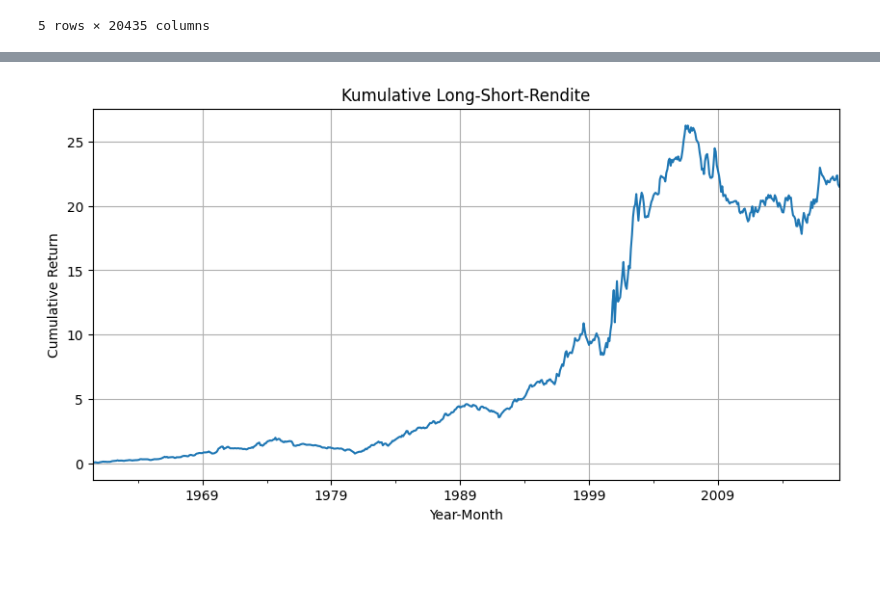
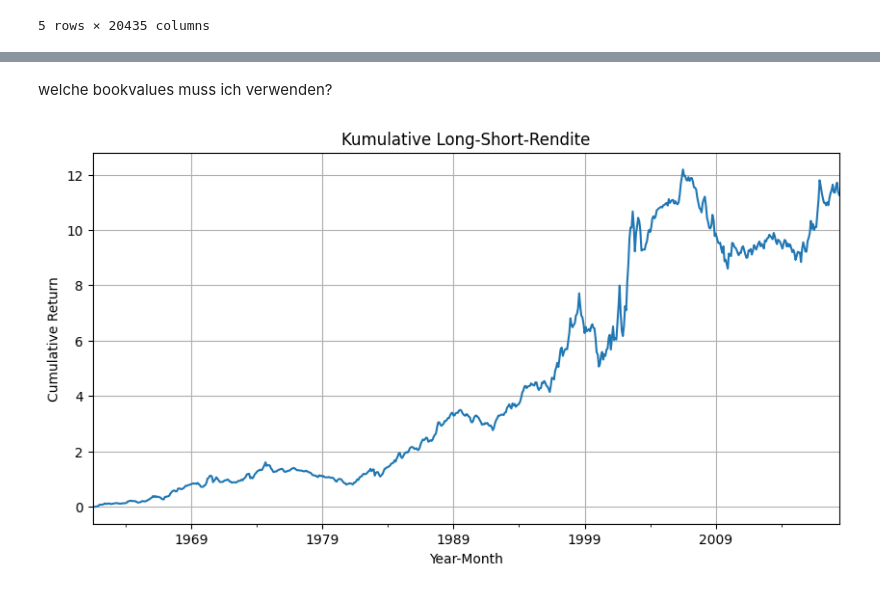
Before and after one commit to justusschenk/valueinvesting, a Jupyter notebook: Portfolio-composition.ipynb, the cells around one changed output, grey strips where cells are left out. Drawn from its saved outputs; the diff is of its cells as text; code cells hidden in the pictures; blank space fills up the shorter version.

```diff
--- a/Portfolio-composition.ipynb
+++ b/Portfolio-composition.ipynb
@@ -314,7 +324,7 @@ returns.index.dtype
 period[M]
 # %%
 #Dividends computation
-dividends = df.pivot(index="date", columns="permno", values="dlamt")
+dividends = df.pivot(index="date", columns="permno", values="adj_dividend")
 #dividends.index = dividends.index.to_period("M")
 dividends.head()
 # %% [output]
@@ -330,7 +340,7 @@ dividends.head()
 #Book Value computation
 
 # Market Equity = price * shares outstanding
-df['market_equity'] = df['prc'].abs() * df['shrout'] * 1000  # in dollars
+df['market_equity'] = df['adj_price'] * df['adj_shrout'] * 1000  # in dollars
 
 # Book Equity = Market Equity × (Book-to-Market)
 df['book_equity'] = abs(df['market_equity'] * df['BM'])
@@ -379,10 +389,10 @@ annual_log_returns.index.dtype
 period[M]
 # %%
 bm.index = pd.to_datetime(bm.index, format="ISO8601")
-bm_june = bm[bm.index.month == 6]
-bm_june.index = pd.to_datetime(bm_june.index).strftime("%Y-%m")
-bm_june = bm_june.abs()
-bm_june.head()
+bm_dec = bm[bm.index.month == 12]
+bm_dec.index = pd.to_datetime(bm_dec.index).strftime("%Y-%m")
+bm_dec = bm_dec.abs()
+bm_dec.head()
 # %% [output]
 | permno | 10000 | 10001 | 10002 | 10003 | 10005 | 10006 | 10007 | 10008 | 10009 | 10010 | ... | ... |
 | date |  |  |  |  |  |  |  |  |  |  |  | ... |
@@ -408,11 +418,11 @@ bookvalue.head()
 | 1960-05 | NaN | NaN | NaN | NaN | NaN | 2.975747e+07 | NaN | NaN | NaN | NaN | ... | ... |
 5 rows × 20435 columns
 # %%
-price = df.pivot(index="date", columns="permno", values="altprc")
+price = df.pivot(index="date", columns="permno", values="adj_price")
 #price.index = pd.to_datetime(price.index).strftime("%Y-%m")
 price.index = price.index.to_period("M")
 price.abs()
-price.head()
+price
 # %% [output]
 | permno | 10000 | 10001 | 10002 | 10003 | 10005 | 10006 | 10007 | 10008 | 10009 | 10010 | ... | ... |
 | date |  |  |  |  |  |  |  |  |  |  |  | ... |
@@ -489,9 +517,11 @@ dividends.index = dividends.index.to_period("M")
 #pd.to_pickle(price, "price.pkl")
 #pd.to_pickle(shrout, "shrout.pkl")
 #pd.to_pickle(market_cap, "market_cap.pkl")
+# %% [markdown]
+welche bookvalues muss ich verwenden?
 # %%
 long_short_returns = []
-bm_june.index = pd.to_datetime(bm_june.index, format="%Y-%m")
+bm_dec.index = pd.to_datetime(bm_dec.index, format="%Y-%m")
 #returns.index = pd.to_datetime(returns.index)
 #returns.index = returns.index.to_period("M")
 log_returns = []
@@ -513,13 +543,14 @@ short_log_returns = []
 portfolio_value_long = []
 portfolio_value_short = []
 
-for year in sorted(set(date.year for date in bm_june.index)):
+for year in sorted(set(date.year for date in bm_dec.index)):
     date = pd.Timestamp(f"{year}-06")
-
-    if date not in bm_june.index:
+    date_dec = pd.Timestamp(f"{year-1}-12")
+    if date_dec not in bm_dec.index:
         continue
 
-    clean_row = bm_june.loc[date].dropna().sort_values()
+    #Only stocks which contain values for June of a year get selected. Later months are not considered -> no look-ahead bias
+    clean_row = bm_dec.loc[date_dec].dropna().sort_values()
     n = len(clean_row)
     if n == 0:
         continue
@@ -542,14 +573,14 @@ for year in sorted(set(date.year for date in bm_june.index)):
     df['date'] = pd.to_datetime(df['date'])
 
 
-    #Market Capitalization for Long-Positions
+    #Market Capitalization
 
     # Step 1: Filter df to get shares outstanding for the relevant date and permnos
     shrout_filtered_m_long = df[(df['date'] == top_date) & (df['permno'].isin(bottom_permnos))]
     shrout_filtered_m_short = df[(df['date'] == top_date) & (df['permno'].isin(top_permnos))]
     # Step 2: Pivot so we get a Series indexed by permno, with shrout as values
-    shrout_series_m_long = shrout_filtered_m_long.set_index('permno')['shrout']
-    shrout_series_m_short = shrout_filtered_m_short.set_index('permno')['shrout']
+    shrout_series_m_long = shrout_filtered_m_long.set_index('permno')['adj_shrout']
+    shrout_series_m_short = shrout_filtered_m_short.set_index('permno')['adj_shrout']
     # Step 3: Get the matching prices and multiply
     bottom_m_prc = price.loc[target_date, price.columns.intersection(bottom_permnos)].dropna()
     top_m_prc = price.loc[target_date, price.columns.intersection(top_permnos)].dropna()
@@ -562,14 +593,14 @@ for year in sorted(set(date.year for date in bm_june.index)):
 
     #top_m_prc = price.loc[(f"{year + 1}-06"), price.columns.intersection(top_permnos)].dropna() * sharesoutstandint
     #bottom_m_prc = price.loc[(f"{year + 1}-06"), price.columns.intersection(bottom_permnos)].dropna()
-    price_minus_long_ts.append({"date" : top_date, "avg_value" : sum(long_m_prc)/len(long_m_prc)})
-    price_minus_short_ts.append({"date" : top_date, "avg_value" :sum(short_m_prc)/len(short_m_prc)})
+    price_minus_long_ts.append({"date" : top_date, "avg_value" : sum(long_m_prc)})
+    price_minus_short_ts.append({"date" : top_date, "avg_value" :sum(short_m_prc)})
 
     #Portfolio Weighted Book Value
     top_m_bv = bookvalue.loc[(f"{year + 1}-06"), bookvalue.columns.intersection(top_permnos)].dropna()
     bottom_m_bv = bookvalue.loc[(f"{year + 1}-06"), bookvalue.columns.intersection(bottom_permnos)].dropna()
-    bookvalue_minus_long_ts.append({"date" : f"{year + 1}-06", "avg_value" : sum(bottom_m_bv)/len(bottom_m_bv)})
-    bookvalue_minus_short_ts.append({"date" : f"{year + 1}-06", "avg_value" : sum(top_m_bv)/len(top_m_bv)})
+    bookvalue_minus_long_ts.append({"date" : f"{year + 1}-06", "avg_value" : sum(bottom_m_bv)})
+    bookvalue_minus_short_ts.append({"date" : f"{year + 1}-06", "avg_value" : sum(top_m_bv)})
 
     #Annual log-returns
     log_top_rets = annual_log_returns.loc[(f"{year}-06"), annual_log_returns.columns.intersection(top_permnos)].dropna()
@@ -592,8 +623,8 @@ for year in sorted(set(date.year for date in bm_june.index)):
         shrout_filtered_long = df[(df['date'] == m.to_timestamp()) & (df['permno'].isin(bottom_permnos))]
         shrout_filtered_short = df[(df['date'] == m.to_timestamp()) & (df['permno'].isin(top_permnos))]
         # Step 2: Pivot so we get a Series indexed by permno, with shrout as values
-        shrout_series_long = shrout_filtered_long.set_index('permno')['shrout']
-        shrout_series_short = shrout_filtered_short.set_index('permno')['shrout']
+        shrout_series_long = shrout_filtered_long.set_index('permno')['adj_shrout']
+        shrout_series_short = shrout_filtered_short.set_index('permno')['adj_shrout']
         # Step 3: Get the matching prices and multiply
         bottom_prc = price.loc[m, price.columns.intersection(bottom_permnos)].dropna()
         top_prc = price.loc[m, price.columns.intersection(top_permnos)].dropna()
@@ -625,38 +656,38 @@ for year in sorted(set(date.year for date in bm_june.index)):
         avg_top = np.nanmean(top_rets)
         avg_bottom = np.nanmean(bottom_rets)
         spread = avg_bottom - avg_top
 
         long_short_returns.append((m, spread))
 
-    price_long_ts.append({"date":m, "avg_value" : sum(long_prc)/len(long_prc)})
+    price_long_ts.append({"date":m, "avg_value" : sum(long_prc)})
     dividends_long_ts.append({"date" : m, "avg_value" : sum(long_div)})
-    bookvalue_long_ts.append({"date" : m, "avg_value" : sum(bottom_bv)/len(bottom_bv)})
+    bookvalue_long_ts.append({"date" : m, "avg_value" : sum(bottom_bv)})
     portfolio_value_long.append({"date" : m, "portfolio_value" : sum(long_prc)})
 
 
-    price_short_ts.append({"date":m, "avg_value" : sum(short_prc)/len(short_prc)})
+    price_short_ts.append({"date":m, "avg_value" : sum(short_prc)})
     dividends_short_ts.append({"date" : m, "avg_value" : sum(short_div)})
-    bookvalue_short_ts.append({"date" : m, "avg_value" : sum(top_bv)/len(top_bv)})
+    bookvalue_short_ts.append({"date" : m, "avg_value" : sum(top_bv)})
     portfolio_value_short.append({"date" : m, "portfolio_value" : sum(short_prc)})
 
 # Convert to DataFrame and set index
 df_ls = pd.DataFrame(long_short_returns, columns=["date", "long_short_ret"])
 #df_ls['date'] = pd.to_datetime(df_ls["date"])           # Step 1: Ensure datetime
 df_ls.set_index("date", inplace=True)                   # Step 2: Set as index
 #df_ls.index = df_ls.index.to_period('M')                # Step 3: Convert to PeriodIndex
 
 # Calculate cumulative return
 df_ls['cumret'] = (1 + df_ls['long_short_ret']).cumprod() - 1
 df_ls['cumret'] = pd.to_numeric(df_ls['cumret'], errors='coerce')
 
 # Plot
 df_ls['cumret'].plot(title="Kumulative Long-Short-Rendite", figsize=(10, 5))
 plt.ylabel("Cumulative Return")
 plt.xlabel("Year-Month")
 plt.grid(True)
 plt.show()
 # %% [output]
-[figure, old version]
+[figure, new version]
 # %%
 #Portfolio Weighted Market Cap Tilt at time t for portfolios built at t-1 - long
 df_price_minus_long_ts = pd.DataFrame(price_minus_long_ts)
```
Also changed, not shown: parts of 17 cells of this notebook.
